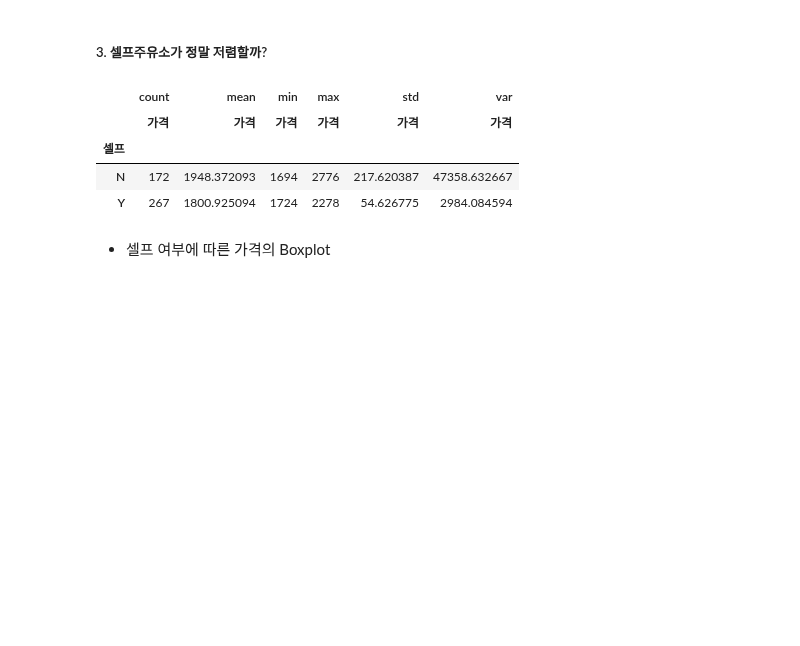
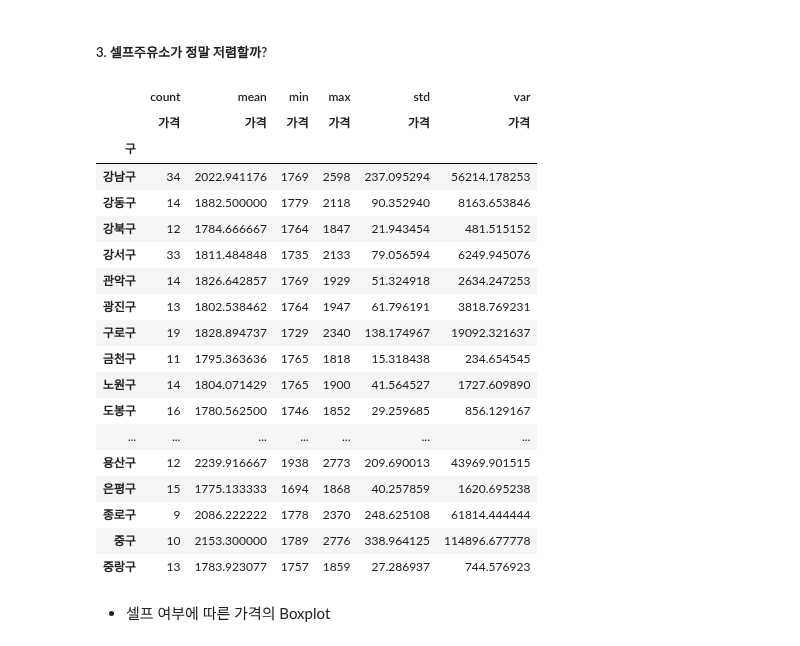
Before and after one commit to njy622/DataAnalysis-2023.09, a Jupyter notebook: 05.Crawling/15.Opinet.ipynb, the cells around one changed output. Drawn from its saved outputs; the diff is of its cells as text; code cells hidden in the pictures; blank space fills up the shorter version.

```diff
--- a/05.Crawling/15.Opinet.ipynb
+++ b/05.Crawling/15.Opinet.ipynb
@@ -186,13 +186,27 @@ pd.read_csv('data/opinet_2023.09.19.csv')
 # %% [markdown]
 ##### 3. 셀프주유소가 정말 저렴할까?
 # %%
-df.pivot_table('가격', '셀프', aggfunc =['count', 'mean', 'min', 'max', 'std', 'var'])
+df.pivot_table('가격', '구', aggfunc =['count', 'mean', 'min', 'max', 'std', 'var'])
 # %% [output]
 |  | count | mean | min | max | std | var |
 |  | 가격 | 가격 | 가격 | 가격 | 가격 | 가격 |
-| 셀프 |  |  |  |  |  |  |
-| N | 172 | 1948.372093 | 1694 | 2776 | 217.620387 | 47358.632667 |
-| Y | 267 | 1800.925094 | 1724 | 2278 | 54.626775 | 2984.084594 |
+| 구 |  |  |  |  |  |  |
+| 강남구 | 34 | 2022.941176 | 1769 | 2598 | 237.095294 | 56214.178253 |
+| 강동구 | 14 | 1882.500000 | 1779 | 2118 | 90.352940 | 8163.653846 |
+| 강북구 | 12 | 1784.666667 | 1764 | 1847 | 21.943454 | 481.515152 |
+| 강서구 | 33 | 1811.484848 | 1735 | 2133 | 79.056594 | 6249.945076 |
+| 관악구 | 14 | 1826.642857 | 1769 | 1929 | 51.324918 | 2634.247253 |
+| 광진구 | 13 | 1802.538462 | 1764 | 1947 | 61.796191 | 3818.769231 |
+| 구로구 | 19 | 1828.894737 | 1729 | 2340 | 138.174967 | 19092.321637 |
+| 금천구 | 11 | 1795.363636 | 1765 | 1818 | 15.318438 | 234.654545 |
+| 노원구 | 14 | 1804.071429 | 1765 | 1900 | 41.564527 | 1727.609890 |
+| 도봉구 | 16 | 1780.562500 | 1746 | 1852 | 29.259685 | 856.129167 |
+| ... | ... | ... | ... | ... | ... | ... |
+| 용산구 | 12 | 2239.916667 | 1938 | 2773 | 209.690013 | 43969.901515 |
+| 은평구 | 15 | 1775.133333 | 1694 | 1868 | 40.257859 | 1620.695238 |
+| 종로구 | 9 | 2086.222222 | 1778 | 2370 | 248.625108 | 61814.444444 |
+| 중구 | 10 | 2153.300000 | 1789 | 2776 | 338.964125 | 114896.677778 |
+| 중랑구 | 13 | 1783.923077 | 1757 | 1859 | 27.286937 | 744.576923 |
 # %% [markdown]
 - 셀프 여부에 따른 가격의 Boxplot
 # %%
```
Also changed, not shown: parts of 8 cells of this notebook.
